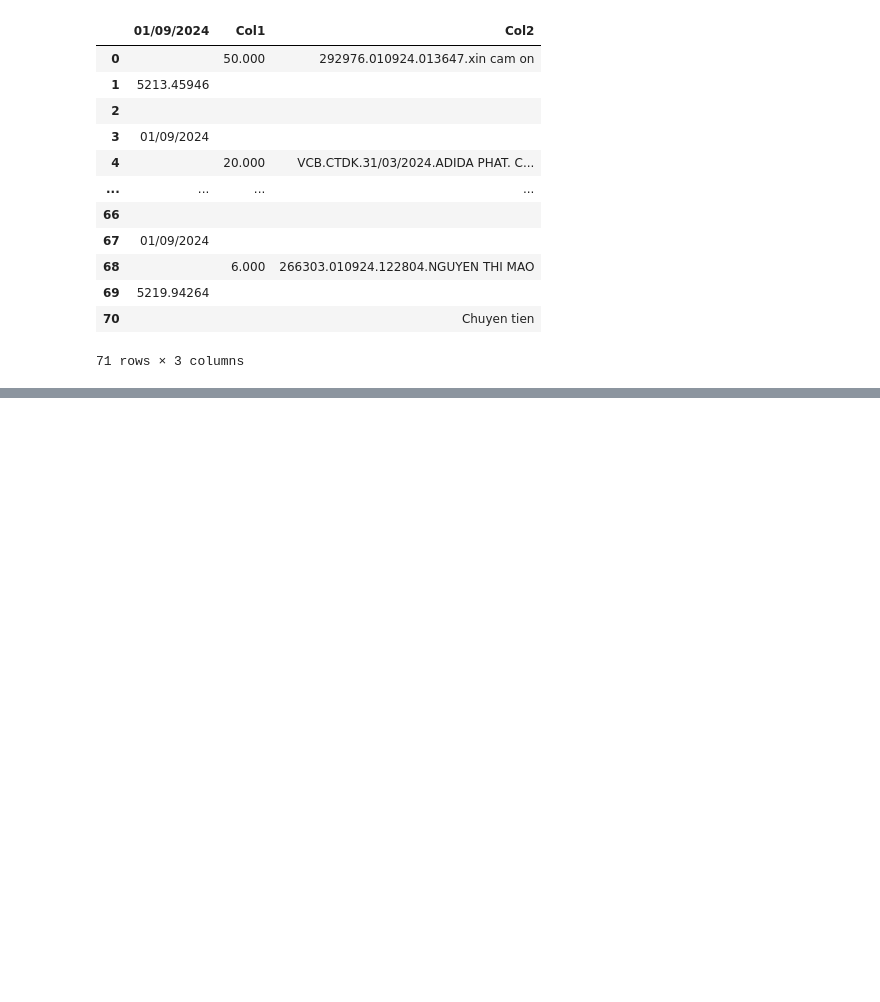
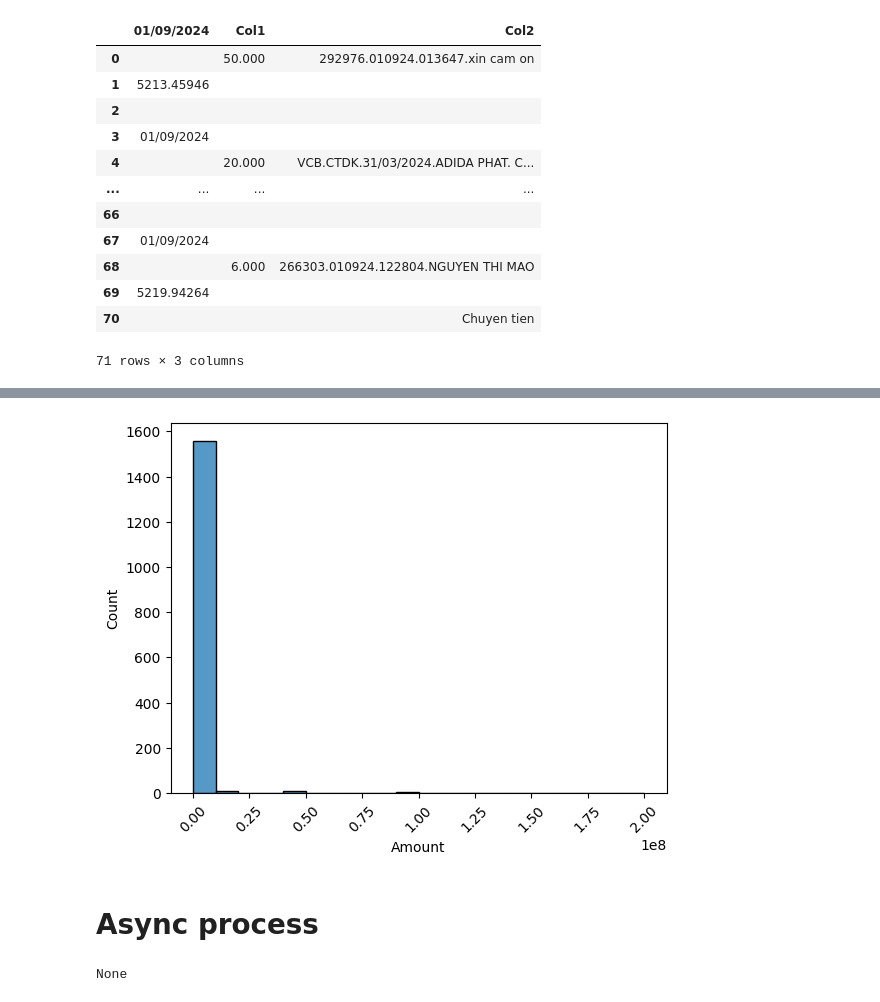
Before and after one commit to trongthanht3/tuthienalyze, a Jupyter notebook: Untitled.ipynb, the cells around one changed output, grey strips where cells are left out. Saved outputs shown, nothing was run; the diff lists cells and outputs as text; code cells hidden in the pictures; blank space fills up the shorter version.

```diff
--- a/Untitled.ipynb
+++ b/Untitled.ipynb
@@ -408,0 +386,11 @@ df_temp.plot.hist(column=["Amount"])
+# %%
+# Create the histogram
+ax = sns.histplot(df_temp['Amount'], bins=20)
+
+# Use ScalarFormatter to format the x-axis
+ax.xaxis.set_major_formatter(ScalarFormatter(useOffset=False))
+plt.xticks(rotation=45)
+
+plt.show()
+# %% [output]
+[figure, added]
@@ -408,0 +411,2 @@ df_temp.plot.hist(column=["Amount"])
+# %% [markdown]
+# Async process
@@ -408,0 +416,17 @@ df_temp.plot.hist(column=["Amount"])
+# %%
+def send_request_process_single(file_index):
+    url = "http://eyeh:8088/uploadfile/"
+
+    payload = {}
+    files=[
+      ('file_input',('file',open(f"output/document-{file_index}.pdf",'rb'),'application/octet-stream'))
+    ]
+    headers = {
+      'accept': 'application/json'
+    }
+
+    response = requests.request("POST", url, headers=headers, data=payload, files=files)
+
+print(send_request_process_single(1))
+# %% [output]
+None
```
Also changed, not shown: parts of 15 cells of this notebook, 8 other files.
